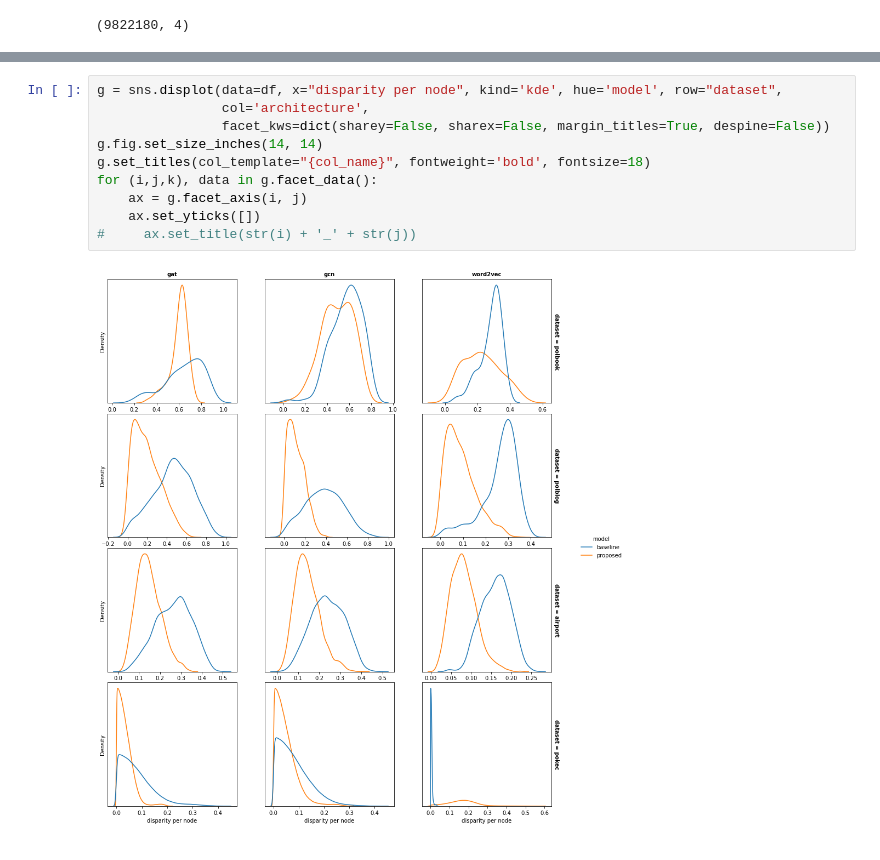
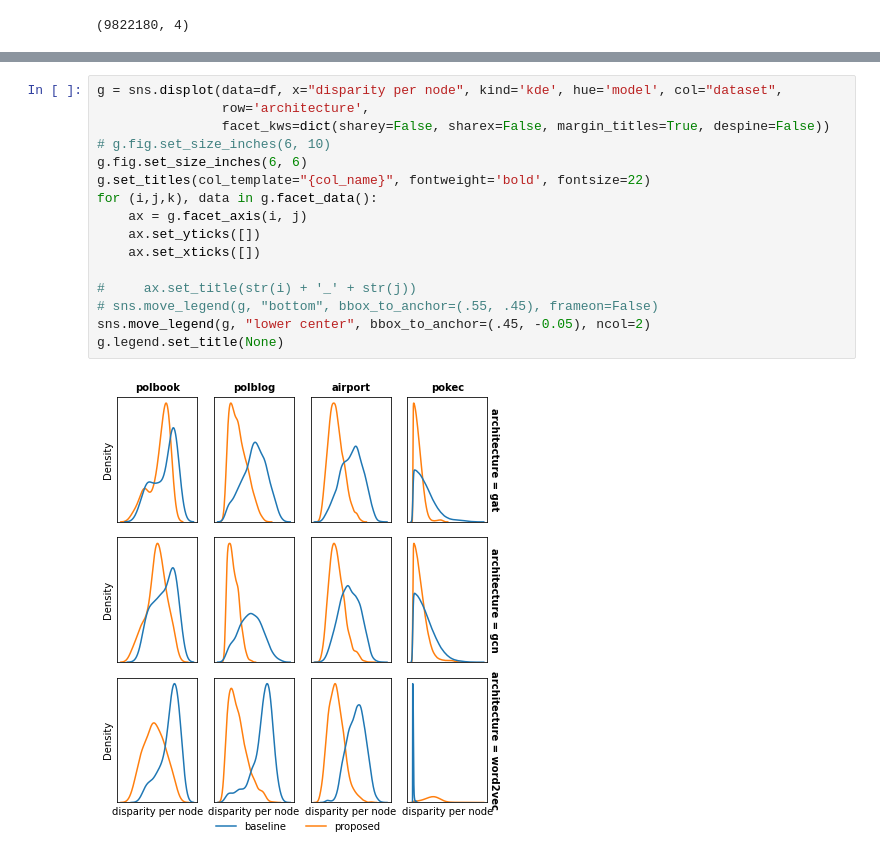
Before and after one commit to thunderock/residual2vec_, a Jupyter notebook: notebooks/PLOTS/fairness per node.ipynb, the cells around one changed output, grey strips where cells are left out. Drawn from its saved outputs; the diff is of its cells as text.

Commit message:
disparity per node plot finalized

```diff
--- a/notebooks/PLOTS/fairness per node.ipynb
+++ b/notebooks/PLOTS/fairness per node.ipynb
@@ -186,12 +186,18 @@ df.head()
-# %%
-g = sns.displot(data=df, x="disparity per node", kind='kde', hue='model', row="dataset",
-                col='architecture',
-                facet_kws=dict(sharey=False, sharex=False, margin_titles=True, despine=False))
-g.fig.set_size_inches(14, 14)
-g.set_titles(col_template="{col_name}", fontweight='bold', fontsize=18)
-for (i,j,k), data in g.facet_data():
-    ax = g.facet_axis(i, j)
-    ax.set_yticks([])
-#     ax.set_title(str(i) + '_' + str(j))
-# %% [output]
-[figure, removed]
+# %%
+g = sns.displot(data=df, x="disparity per node", kind='kde', hue='model', col="dataset",
+                row='architecture',
+                facet_kws=dict(sharey=False, sharex=False, margin_titles=True, despine=False))
+# g.fig.set_size_inches(6, 10)
+g.fig.set_size_inches(6, 6)
+g.set_titles(col_template="{col_name}", fontweight='bold', fontsize=22)
+for (i,j,k), data in g.facet_data():
+    ax = g.facet_axis(i, j)
+    ax.set_yticks([])
+    ax.set_xticks([])
+
+#     ax.set_title(str(i) + '_' + str(j))
+# sns.move_legend(g, "bottom", bbox_to_anchor=(.55, .45), frameon=False)
+sns.move_legend(g, "lower center", bbox_to_anchor=(.45, -0.05), ncol=2)
+g.legend.set_title(None)
+# %% [output]
+[figure, added]
```
Also changed, not shown: parts of 2 cells of this notebook, 1 other file.
